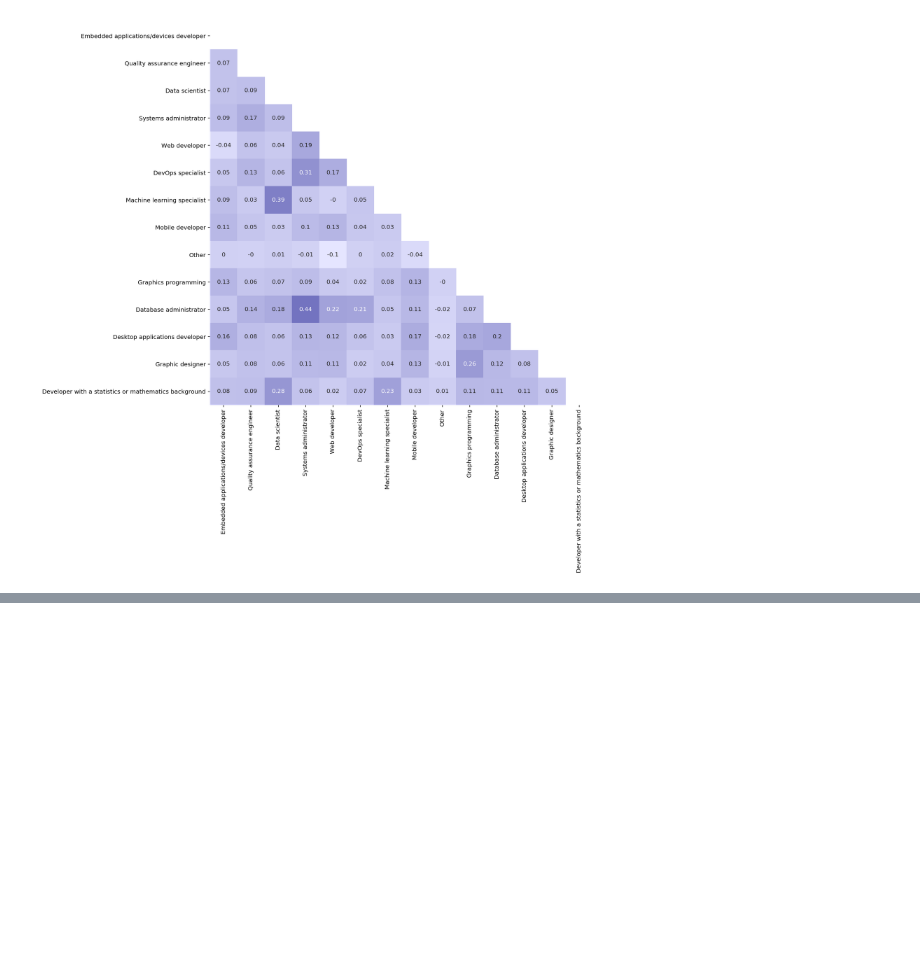
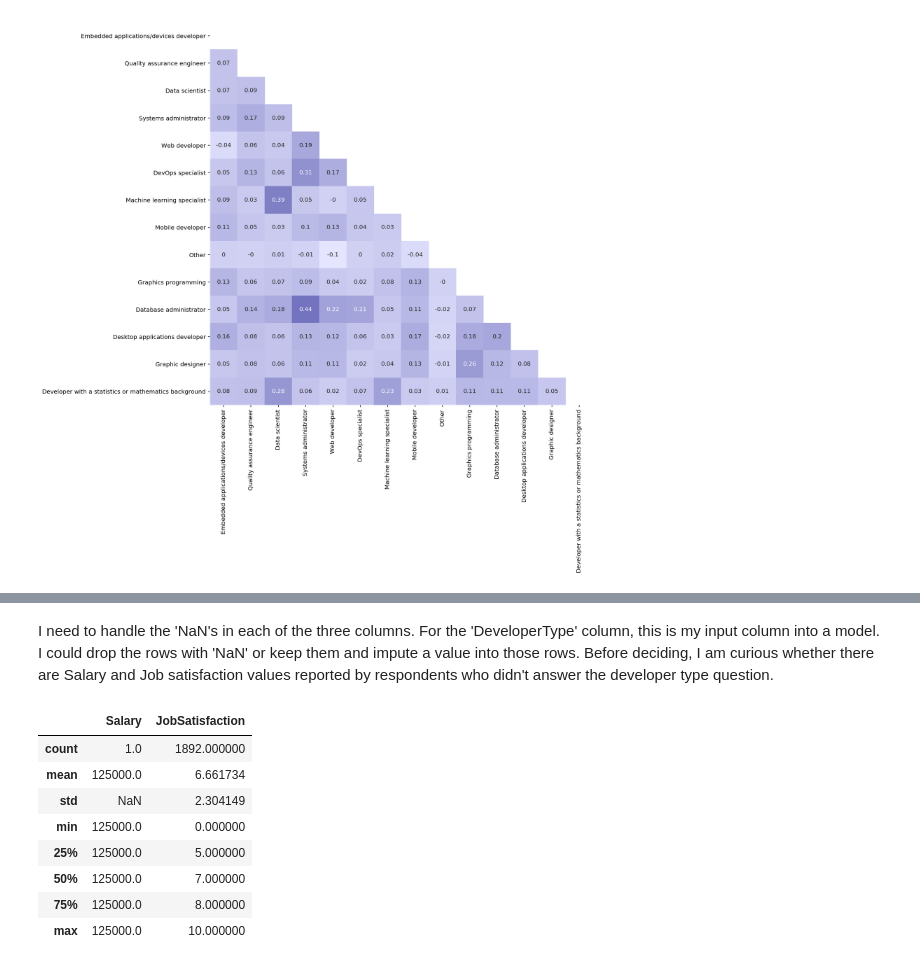
Before and after one commit to blowe615/stackoverflow_survey, a Jupyter notebook: Investigating How Data Scientists Answered the Stack Overflow Survey.ipynb, the cells around one changed output, grey strips where cells are left out. Saved outputs shown, nothing was run; the diff lists cells and outputs as text; code cells hidden in the pictures; blank space fills up the shorter version.

```diff
--- a/Investigating How Data Scientists Answered the Stack Overflow Survey.ipynb
+++ b/Investigating How Data Scientists Answered the Stack Overflow Survey.ipynb
@@ -394,0 +397,3 @@ ax = sns.heatmap(corr, mask=mask, cmap=cmap, annot=np.round(corr.values,2), squa
+# %%
+# Create a new dataframe with only the features I am interested in - DeveloperType, Salary, and JobSatisfaction
+model_df = original_df[['DeveloperType','Salary','JobSatisfaction']]
@@ -394,0 +410,18 @@ ax = sns.heatmap(corr, mask=mask, cmap=cmap, annot=np.round(corr.values,2), squa
+# %% [markdown]
+I need to handle the 'NaN's in each of the three columns.  For the 'DeveloperType' column, this is my input column into a model.  I could drop the rows with 'NaN' or keep them and impute a value into those rows.  Before deciding, I am curious whether there are Salary and Job satisfaction values reported by respondents who didn't answer the developer type question.
+# %%
+# Generate the onehot encoded dataframe for 'DeveloperType'
+encoded_model_df = generate_onehot(model_df,'DeveloperType','; ')
+# %%
+# Look at descriptive stats for Salary and Job Satisfaction for missing values for 'DeveloperType'
+encoded_model_df.loc[encoded_model_df['nan']==1][['Salary','JobSatisfaction']].describe()
+# %% [output]
+|  | Salary | JobSatisfaction |
+| count | 1.0 | 1892.000000 |
+| mean | 125000.0 | 6.661734 |
+| std | NaN | 2.304149 |
+| min | 125000.0 | 0.000000 |
+| 25% | 125000.0 | 5.000000 |
+| 50% | 125000.0 | 7.000000 |
+| 75% | 125000.0 | 8.000000 |
+| max | 125000.0 | 10.000000 |
```
Also changed, not shown: parts of 7 cells of this notebook.
